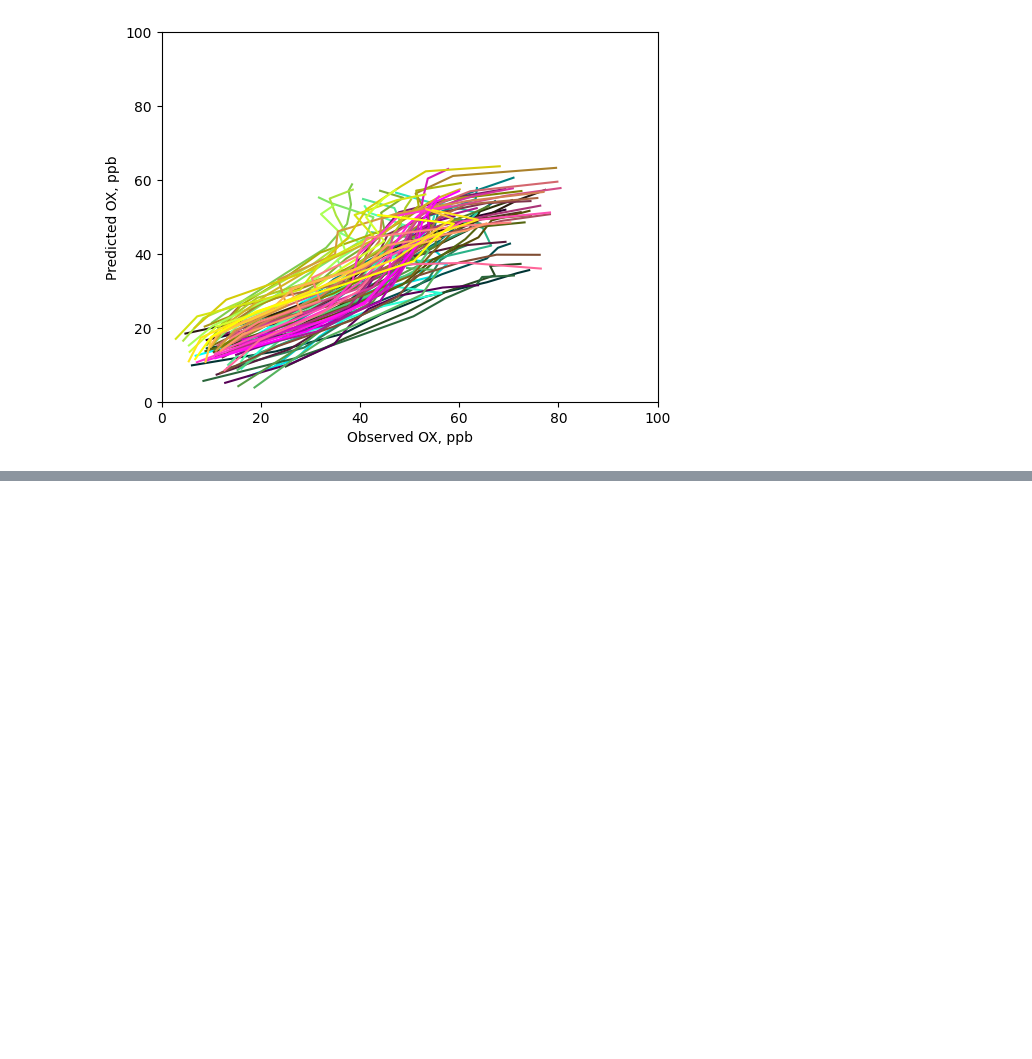
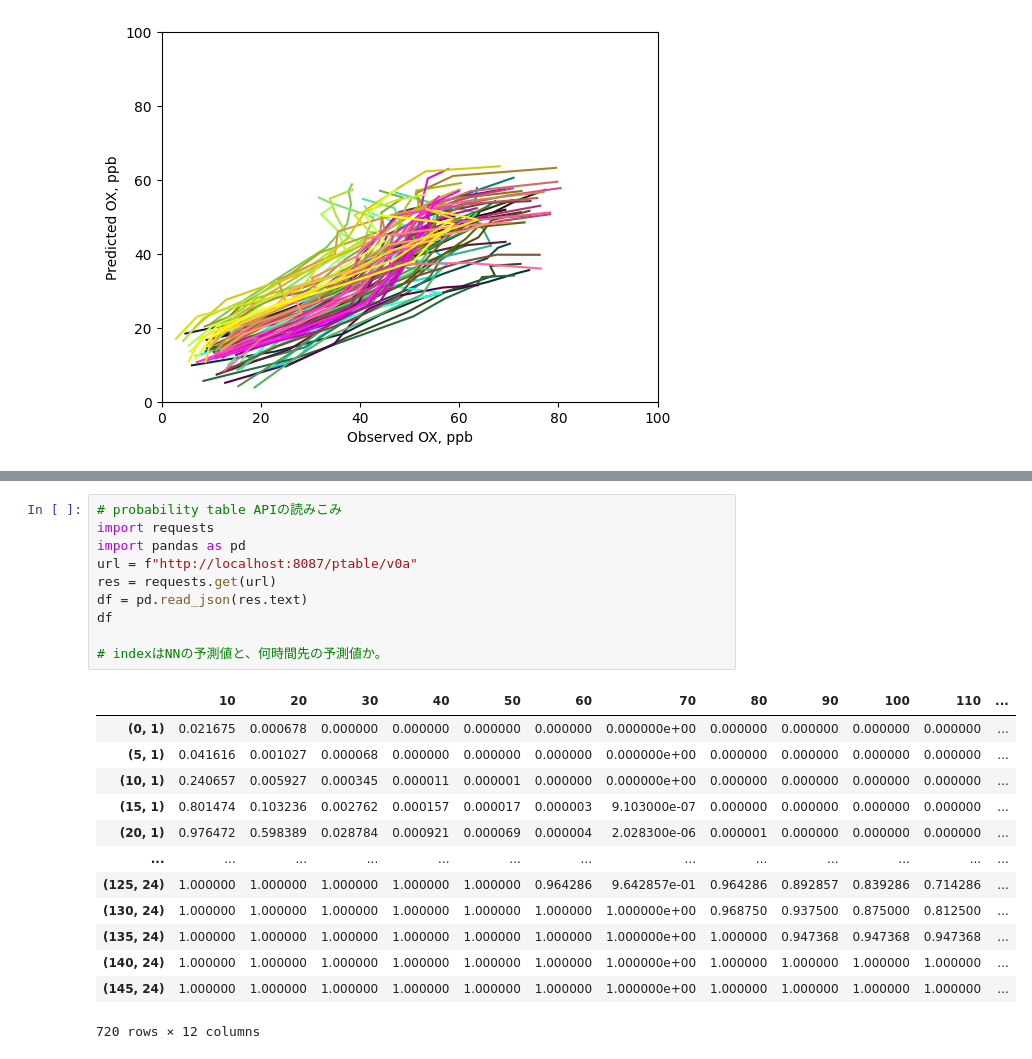
Before and after one commit to photochemistry/andersan-api, a Jupyter notebook: api-test.ipynb, the cells around one changed output, grey strips where cells are left out. Cells and saved outputs as stored; diff of their text form; blank space fills up the shorter version.

```diff
--- a/api-test.ipynb
+++ b/api-test.ipynb
@@ -282,3 +282,27 @@ LayerControl().add_to(m)
 m
 # %% [output]
 [interactive output not drawn]
+# %%
+# probability table APIの読みこみ
+import requests
+import pandas as pd
+url = f"http://localhost:8087/ptable/v0a"
+res = requests.get(url)
+df = pd.read_json(res.text)
+df
+
+# indexはNNの予測値と、何時間先の予測値か。
+# %% [output]
+|  | 10 | 20 | 30 | 40 | 50 | 60 | 70 | 80 | 90 | 100 | 110 | ... |
+| (0, 1) | 0.021675 | 0.000678 | 0.000000 | 0.000000 | 0.000000 | 0.000000 | 0.000000e+00 | 0.000000 | 0.000000 | 0.000000 | 0.000000 | ... |
+| (5, 1) | 0.041616 | 0.001027 | 0.000068 | 0.000000 | 0.000000 | 0.000000 | 0.000000e+00 | 0.000000 | 0.000000 | 0.000000 | 0.000000 | ... |
+| (10, 1) | 0.240657 | 0.005927 | 0.000345 | 0.000011 | 0.000001 | 0.000000 | 0.000000e+00 | 0.000000 | 0.000000 | 0.000000 | 0.000000 | ... |
+| (15, 1) | 0.801474 | 0.103236 | 0.002762 | 0.000157 | 0.000017 | 0.000003 | 9.103000e-07 | 0.000000 | 0.000000 | 0.000000 | 0.000000 | ... |
+| (20, 1) | 0.976472 | 0.598389 | 0.028784 | 0.000921 | 0.000069 | 0.000004 | 2.028300e-06 | 0.000001 | 0.000000 | 0.000000 | 0.000000 | ... |
+| ... | ... | ... | ... | ... | ... | ... | ... | ... | ... | ... | ... | ... |
+| (125, 24) | 1.000000 | 1.000000 | 1.000000 | 1.000000 | 1.000000 | 0.964286 | 9.642857e-01 | 0.964286 | 0.892857 | 0.839286 | 0.714286 | ... |
+| (130, 24) | 1.000000 | 1.000000 | 1.000000 | 1.000000 | 1.000000 | 1.000000 | 1.000000e+00 | 0.968750 | 0.937500 | 0.875000 | 0.812500 | ... |
+| (135, 24) | 1.000000 | 1.000000 | 1.000000 | 1.000000 | 1.000000 | 1.000000 | 1.000000e+00 | 1.000000 | 0.947368 | 0.947368 | 0.947368 | ... |
+| (140, 24) | 1.000000 | 1.000000 | 1.000000 | 1.000000 | 1.000000 | 1.000000 | 1.000000e+00 | 1.000000 | 1.000000 | 1.000000 | 1.000000 | ... |
+| (145, 24) | 1.000000 | 1.000000 | 1.000000 | 1.000000 | 1.000000 | 1.000000 | 1.000000e+00 | 1.000000 | 1.000000 | 1.000000 | 1.000000 | ... |
+720 rows × 12 columns
```
Also changed, not shown: parts of 5 cells of this notebook, 1 other file.
